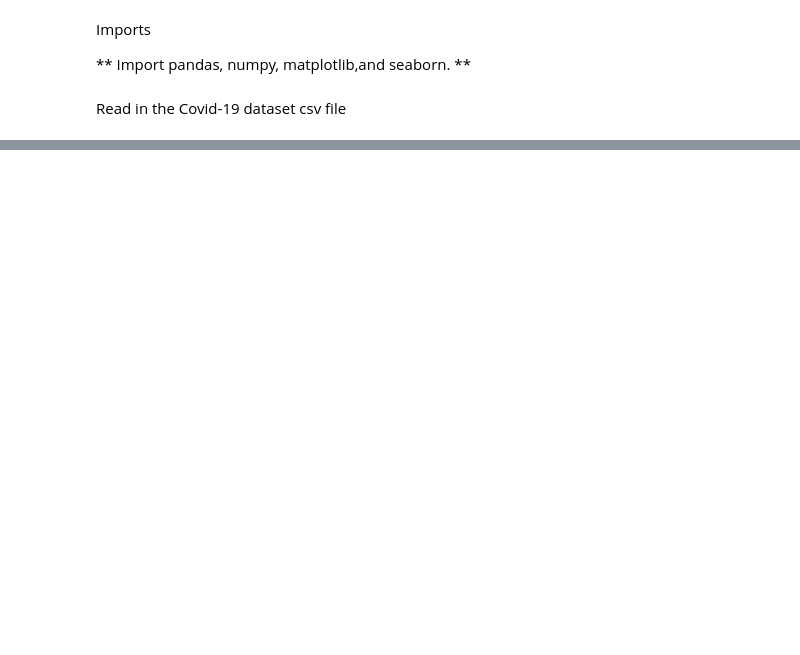
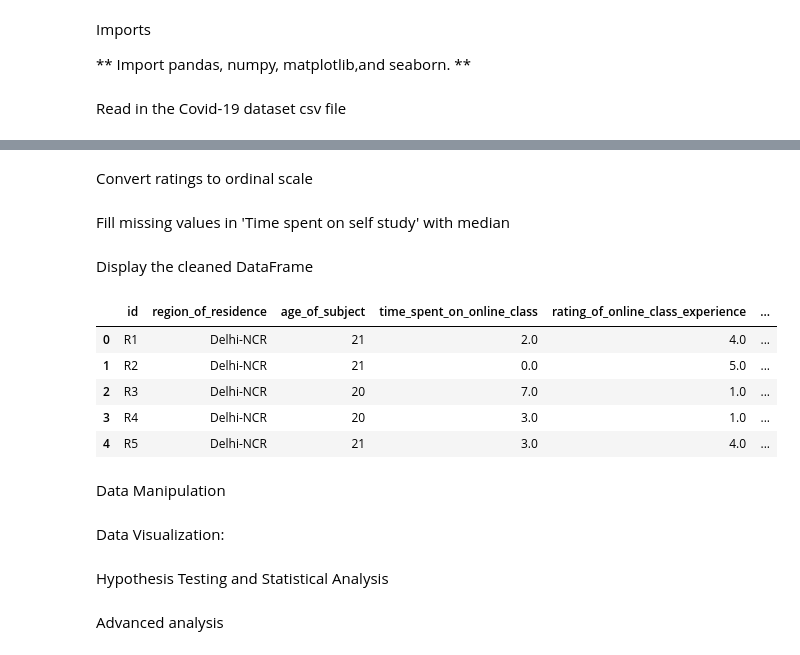
Before and after one commit to DavidChen20226/Data-Analysis---Covid-19-analysis, a Jupyter notebook: Data_analysis_Project.ipynb, the cells around one changed output, grey strips where cells are left out. Cells and saved outputs as stored; diff of their text form; code cells hidden in the pictures; blank space fills up the shorter version.

```diff
--- a/Data_analysis_Project.ipynb
+++ b/Data_analysis_Project.ipynb
@@ -31,0 +89,3 @@ df.head()
+# %%
+df_obj = df.select_dtypes(['object'])
+df[df_obj.columns] = df_obj.apply(lambda x: x.str.strip())
@@ -31,0 +94,30 @@ df.head()
+# %%
+df.columns = [col.strip().replace(' ', '_').lower() for col in df.columns]
+# %% [markdown]
+Convert ratings to ordinal scale
+# %%
+ratings_scale = {'Very poor': 1, 'Poor': 2, 'Average': 3, 'Good': 4, 'Excellent': 5}
+df['rating_of_online_class_experience'] = df['rating_of_online_class_experience'].map(ratings_scale)
+# %% [markdown]
+Fill missing values in 'Time spent on self study' with median
+# %%
+df['time_spent_on_self_study'] = df['time_spent_on_self_study'].fillna(df['time_spent_on_self_study'].median())
+# %% [markdown]
+Display the cleaned DataFrame
+# %%
+df.head()
+# %% [output]
+|  | id | region_of_residence | age_of_subject | time_spent_on_online_class | rating_of_online_class_experience | ... |
+| 0 | R1 | Delhi-NCR | 21 | 2.0 | 4.0 | ... |
+| 1 | R2 | Delhi-NCR | 21 | 0.0 | 5.0 | ... |
+| 2 | R3 | Delhi-NCR | 20 | 7.0 | 1.0 | ... |
+| 3 | R4 | Delhi-NCR | 20 | 3.0 | 1.0 | ... |
+| 4 | R5 | Delhi-NCR | 21 | 3.0 | 4.0 | ... |
+# %% [markdown]
+Data Manipulation
+# %% [markdown]
+Data Visualization:
+# %% [markdown]
+Hypothesis Testing and Statistical Analysis
+# %% [markdown]
+Advanced analysis
```
Also changed, not shown: parts of 19 cells of this notebook, 2 other files.
